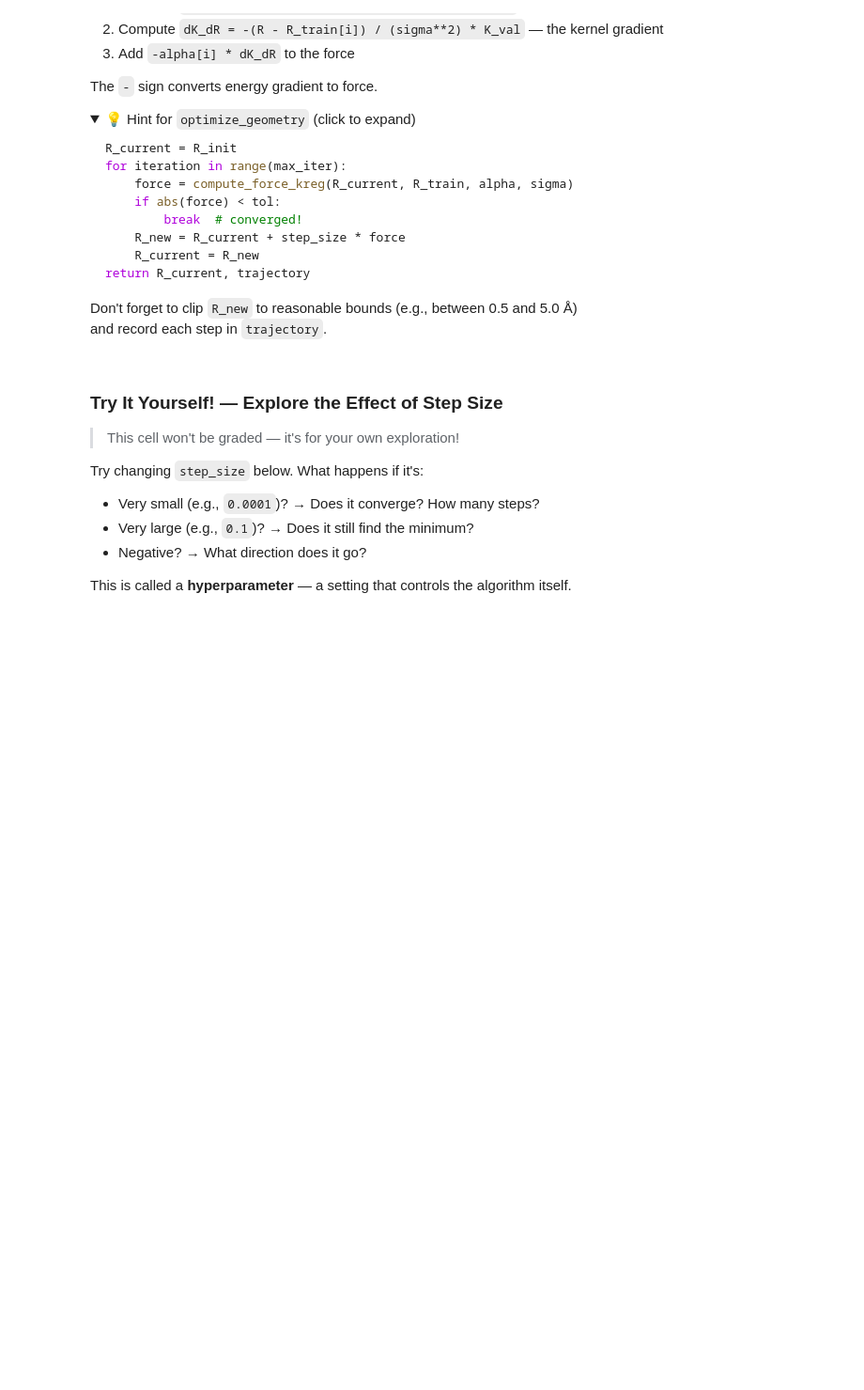
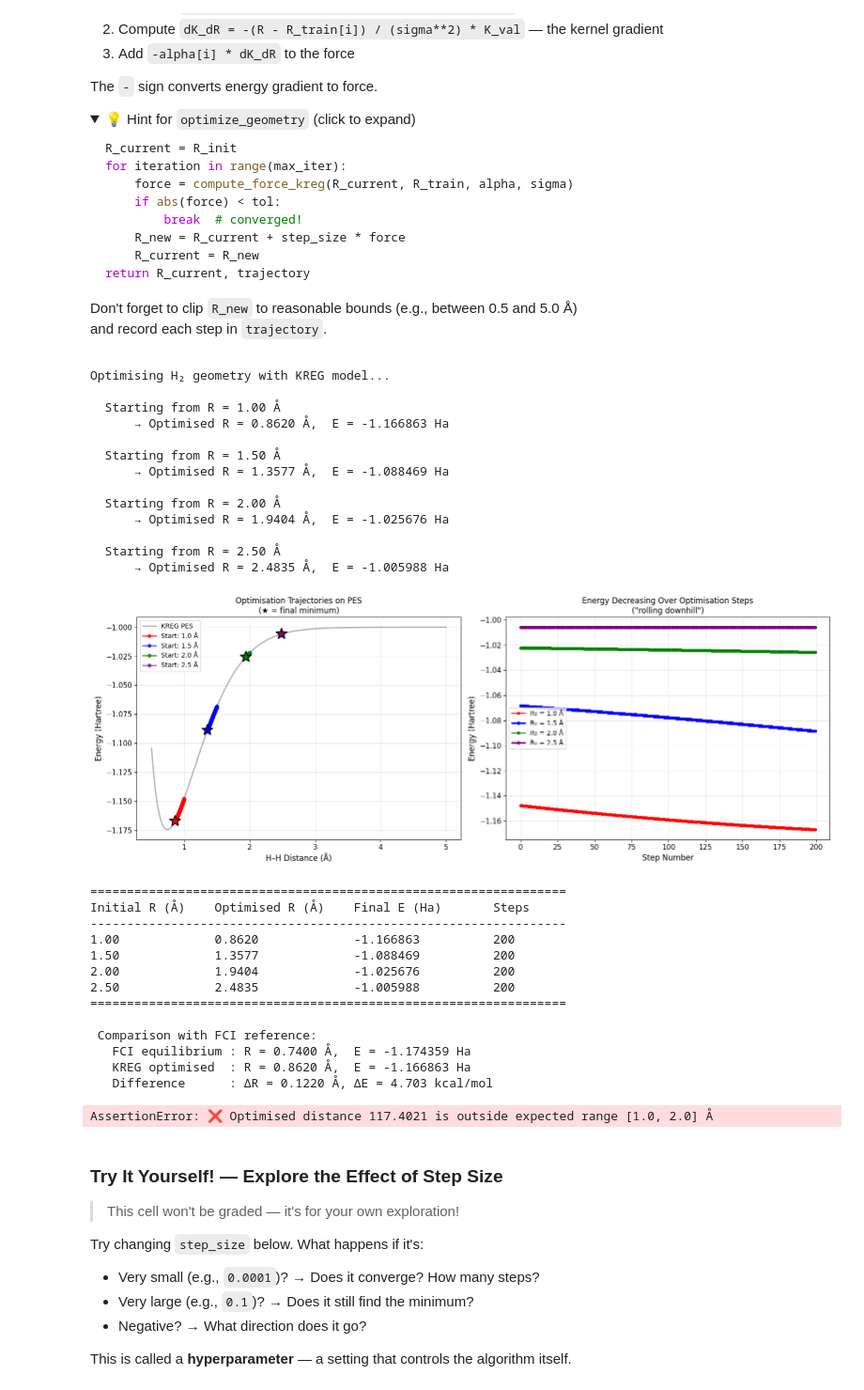
Before and after one commit to MrDNAlex/NE-452-Special-Topics-in-Nanoscale-Simulations, a Jupyter notebook: Labs/Machine Learning Interatomic Potentials/Lab 2 - 2/mlatom_kmp_lab.ipynb, the cells around one changed output. Shown at 94% size. Drawn from its saved outputs; the diff is of its cells as text; code cells hidden in the pictures; folded sections open; blank space fills up the shorter version.

```diff
--- a/Labs/Machine Learning Interatomic Potentials/Lab 2 - 2/mlatom_kmp_lab.ipynb
+++ b/Labs/Machine Learning Interatomic Potentials/Lab 2 - 2/mlatom_kmp_lab.ipynb
@@ -365,8 +402,8 @@ def create_initial_geometry(R_guess=2.0, filename='eq.xyz'):
     filename : str
         Name of the file to create
     """
-    # YOUR CODE HERE
-    raise NotImplementedError()
+    with open(filename, "w") as f:
+        f.write(f"2\nInitial Guess for H2 Optimization\nH  0.000000  0.000000  0.000000\nH  {R_guess}  0.000000  0.000000")
 
 
 def create_opt_input(model_file='energies.unf',
@@ -384,8 +421,9 @@ def create_opt_input(model_file='energies.unf',
     filename : str
         Name of the input file to create
     """
-    # YOUR CODE HERE
-    raise NotImplementedError()
+
+    with open(filename, "w") as f:
+        f.write(f"geomopt\noptProg=Gaussian\nMLmodelIn={model_file}\nXYZfile={xyz_file}")
 
 
 # ── Run your functions ───────────────────────────────────────────────
@@ -516,8 +574,15 @@ def compute_force_kreg(R, R_train, alpha, sigma=0.3):
     -------
     force : float — force at position R
     """
-    # YOUR CODE HERE
-    raise NotImplementedError()
+
+    force = 0
+
+    for i in range(len(R_train)):
+        K_val = gaussian_kernel(R, R_train[i], sigma)
+        dK_dR = -(R - R_train[i]) / (sigma**2) * K_val
+        force += -alpha[i] * dK_dR
+
+    return force
 
 
 def optimize_geometry(R_init, R_train, alpha, sigma=0.3,
@@ -546,8 +611,18 @@ def optimize_geometry(R_init, R_train, alpha, sigma=0.3,
     R_opt      : float — optimised bond length
     trajectory : list  — list of (iteration, R, E) tuples recording the path
     """
-    # YOUR CODE HERE
-    raise NotImplementedError()
+    R_current = R_init
+    trajectory = []
+
+    for iteration in range(max_iter):
+        force = compute_force_kreg(R_current, R_train, alpha, sigma)
+        if abs(force) < tol:
+            break  # converged!
+        R_new = R_current + step_size * force
+        R_current = R_new
+        E_new = predict_kreg(R_new, R_train, alpha, sigma)
+        trajectory.append((iteration, R_current, E_new))
+    return R_current, trajectory
 
 
 # ── Run optimisation from multiple starting points ───────────────────
@@ -589,33 +664,61 @@ for (R_init, R_opt, E_opt, traj), color in zip(results, colors):
     ax2.plot(traj_arr[:, 0], traj_arr[:, 2], 'o-', color=color,
              linewidth=2, markersize=4, label=f'R₀ = {R_init:.1f} Å')
 ax2.set_xlabel('Step Number', fontsize=12)
 ax2.set_ylabel('Energy (Hartree)', fontsize=12)
 ax2.set_title('Energy Decreasing Over Optimisation Steps\n("rolling downhill")', fontsize=12)
 ax2.legend(fontsize=10)
 ax2.grid(True, alpha=0.3)
 
 plt.tight_layout()
 plt.show()
 
 # ── Summary table ────────────────────────────────────────────────────
 print("\n" + "="*65)
 print(f"{'Initial R (Å)':<16} {'Optimised R (Å)':<18} {'Final E (Ha)':<18} {'Steps'}")
 print("-"*65)
 for R_init, R_opt, E_opt, traj in results:
     print(f"{R_init:<16.2f} {R_opt:<18.4f} {E_opt:<18.6f} {len(traj)}")
 print("="*65)
 
 # Compare with FCI reference
 R_fci_eq = R_train[E_train.argmin()]
 E_fci_min = E_train.min()
 R_kreg_eq = results[0][1]
 E_kreg_min = results[0][2]
 
 print(f"\n Comparison with FCI reference:")
 print(f"   FCI equilibrium : R = {R_fci_eq:.4f} Å,  E = {E_fci_min:.6f} Ha")
 print(f"   KREG optimised  : R = {R_kreg_eq:.4f} Å,  E = {E_kreg_min:.6f} Ha")
 print(f"   Difference      : ΔR = {abs(R_kreg_eq-R_fci_eq):.4f} Å,"
       f" ΔE = {abs(E_kreg_min-E_fci_min)*627.5:.3f} kcal/mol")
+# %% [output]
+Optimising H₂ geometry with KREG model...
+
+  Starting from R = 1.00 Å
+      → Optimised R = 0.8620 Å,  E = -1.166863 Ha
+
+  Starting from R = 1.50 Å
+      → Optimised R = 1.3577 Å,  E = -1.088469 Ha
+
+  Starting from R = 2.00 Å
+      → Optimised R = 1.9404 Å,  E = -1.025676 Ha
+
+  Starting from R = 2.50 Å
+      → Optimised R = 2.4835 Å,  E = -1.005988 Ha
+[figure, added]
+=================================================================
+Initial R (Å)    Optimised R (Å)    Final E (Ha)       Steps
+-----------------------------------------------------------------
+1.00             0.8620             -1.166863          200
+1.50             1.3577             -1.088469          200
+2.00             1.9404             -1.025676          200
+2.50             2.4835             -1.005988          200
+=================================================================
+
+ Comparison with FCI reference:
+   FCI equilibrium : R = 0.7400 Å,  E = -1.174359 Ha
+   KREG optimised  : R = 0.8620 Å,  E = -1.166863 Ha
+   Difference      : ΔR = 0.1220 Å, ΔE = 4.703 kcal/mol
 # %%
 # ── Automated tests (do not modify) ─────────────────────────────────
 R_test_opt, traj_test = optimize_geometry(2.0, R_train[:100],
@@ -635,6 +738,8 @@ assert isinstance(F_test, (float, np.floating)), \
     "❌ compute_force_kreg should return a single float value"
 
 print("✅ All tests passed! (12/12 points)")
+# %% [output]
+AssertionError: ❌ Optimised distance 117.4021 is outside expected range [1.0, 2.0] Å
 # %% [markdown]
 ###  Try It Yourself! — Explore the Effect of Step Size
 
```
Also changed, not shown: parts of 13 cells of this notebook, 7 other files.
